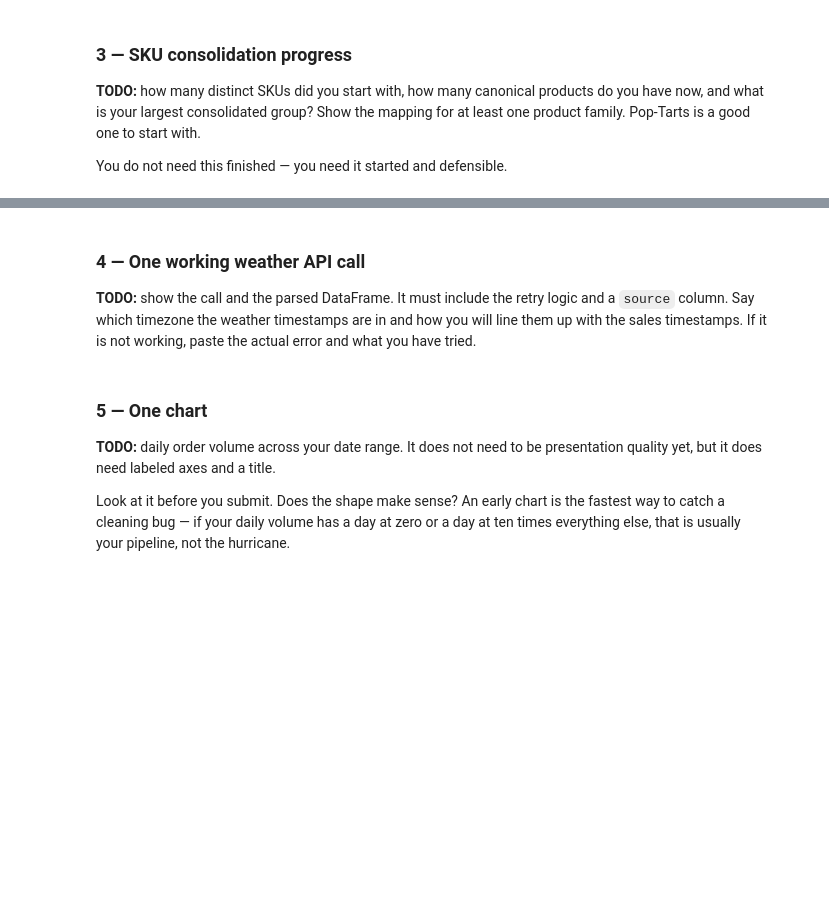
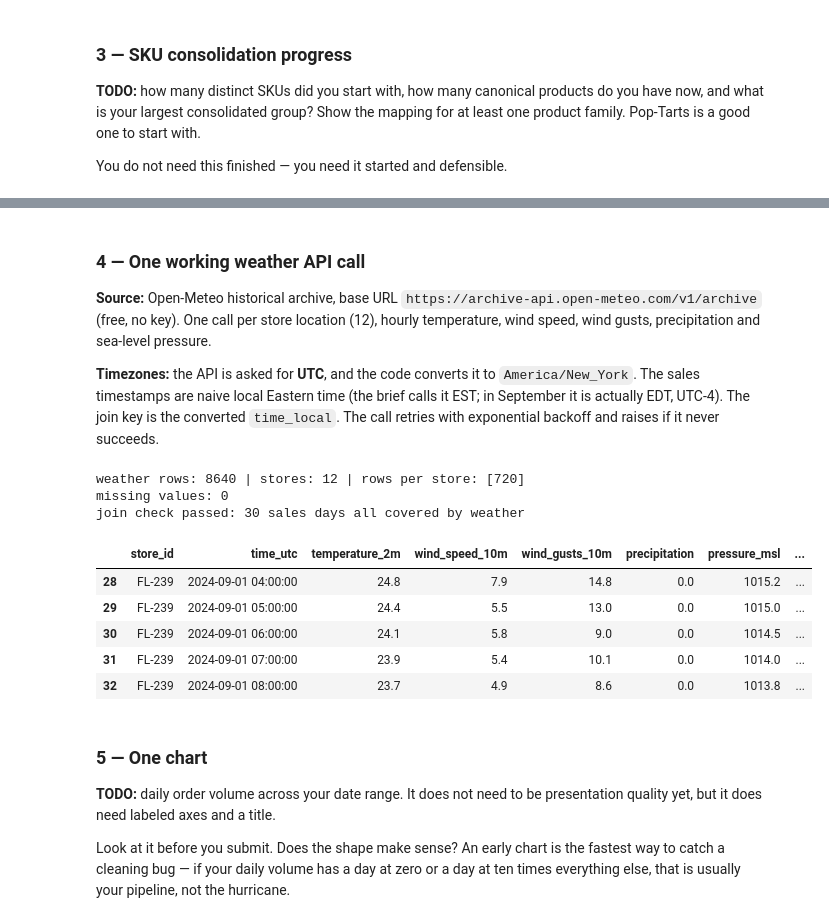
Before and after one commit to Kminhas21/walmart-hurrican-project, a Jupyter notebook: notebooks/2026_10_23_—_Midterm_Checkpoint_—_Lab.ipynb, the cells around one changed output, grey strips where cells are left out. Drawn from its saved outputs; the diff is of its cells as text; code cells hidden in the pictures; blank space fills up the shorter version.

```diff
--- a/notebooks/2026_10_23_—_Midterm_Checkpoint_—_Lab.ipynb
+++ b/notebooks/2026_10_23_—_Midterm_Checkpoint_—_Lab.ipynb
@@ -107,9 +349,62 @@ You do not need this finished — you need it started and defensible.
 # %% [markdown]
 ### 4 — One working weather API call
 
-**TODO:** show the call and the parsed DataFrame. It must include the retry logic and a `source` column. Say which timezone the weather timestamps are in and how you will line them up with the sales timestamps. If it is not working, paste the actual error and what you have tried.
+**Source:** Open-Meteo historical archive, base URL `https://archive-api.open-meteo.com/v1/archive` (free, no key). One call per store location (12), hourly temperature, wind speed, wind gusts, precipitation and sea-level pressure.
+
+**Timezones:** the API is asked for **UTC**, and the code converts it to `America/New_York`. The sales timestamps are naive local Eastern time (the brief calls it EST; in September it is actually EDT, UTC-4). The join key is the converted `time_local`. The call retries with exponential backoff and raises if it never succeeds.
 # %%
-# TODO
+import time, requests
+
+WEATHER_URL = 'https://archive-api.open-meteo.com/v1/archive'
+WEATHER_VARS = ['temperature_2m', 'wind_speed_10m', 'wind_gusts_10m', 'precipitation', 'pressure_msl']
+
+def fetch_weather(lat, lon, start, end, retries=4, backoff=2):
+    """Hourly weather from Open-Meteo for one point. Retries with exponential backoff and fails loudly."""
+    params = dict(latitude=lat, longitude=lon, start_date=start, end_date=end,
+                  hourly=','.join(WEATHER_VARS), timezone='UTC')   # request UTC, convert ourselves
+    last = None
+    for attempt in range(1, retries + 1):
+        try:
+            r = requests.get(WEATHER_URL, params=params, timeout=30)
+            r.raise_for_status()
+            df = pd.DataFrame(r.json()['hourly']).rename(columns={'time': 'time_utc'})
+            df['time_utc'] = pd.to_datetime(df['time_utc'])
+            df['time_local'] = (df['time_utc'].dt.tz_localize('UTC')
+                                .dt.tz_convert('America/New_York').dt.tz_localize(None))
+            df['source'] = 'open-meteo-archive'
+            return df
+        except (requests.RequestException, KeyError, ValueError) as e:
+            last = e
+            print(f'attempt {attempt}/{retries} failed: {e}')
+            time.sleep(backoff ** attempt)
+    raise RuntimeError(f'weather API failed after {retries} attempts: {last}')
+
+# pull Aug 31 - Oct 1 UTC so every local September hour is covered after the UTC -> Eastern shift
+frames = []
+for r in stores.itertuples():
+    w = fetch_weather(r.latitude, r.longitude, '2024-08-31', '2024-10-01')
+    w.insert(0, 'store_id', r.store_id)
+    frames.append(w)
+weather = pd.concat(frames, ignore_index=True)
+weather = weather[(weather['time_local'] >= '2024-09-01') & (weather['time_local'] < '2024-10-01')]
+print('weather rows:', len(weather), '| stores:', weather['store_id'].nunique(), '| rows per store:', weather.groupby('store_id').size().unique())
+print('missing values:', int(weather.isna().sum().sum()))
+
+# join check: every sales day must have weather
+days_sales, days_weather = set(tx_clean['timestamp'].dropna().dt.date), set(weather['time_local'].dt.date)
+assert not (days_sales - days_weather), 'sales days without weather'
+print('join check passed:', len(days_sales), 'sales days all covered by weather')
+weather.head()
+# %% [output]
+weather rows: 8640 | stores: 12 | rows per store: [720]
+missing values: 0
+join check passed: 30 sales days all covered by weather
+|  | store_id | time_utc | temperature_2m | wind_speed_10m | wind_gusts_10m | precipitation | pressure_msl | ... |
+| 28 | FL-239 | 2024-09-01 04:00:00 | 24.8 | 7.9 | 14.8 | 0.0 | 1015.2 | ... |
+| 29 | FL-239 | 2024-09-01 05:00:00 | 24.4 | 5.5 | 13.0 | 0.0 | 1015.0 | ... |
+| 30 | FL-239 | 2024-09-01 06:00:00 | 24.1 | 5.8 | 9.0 | 0.0 | 1014.5 | ... |
+| 31 | FL-239 | 2024-09-01 07:00:00 | 23.9 | 5.4 | 10.1 | 0.0 | 1014.0 | ... |
+| 32 | FL-239 | 2024-09-01 08:00:00 | 23.7 | 4.9 | 8.6 | 0.0 | 1013.8 | ... |
 # %% [markdown]
 ### 5 — One chart
 
```
Also changed, not shown: parts of 12 cells of this notebook.
